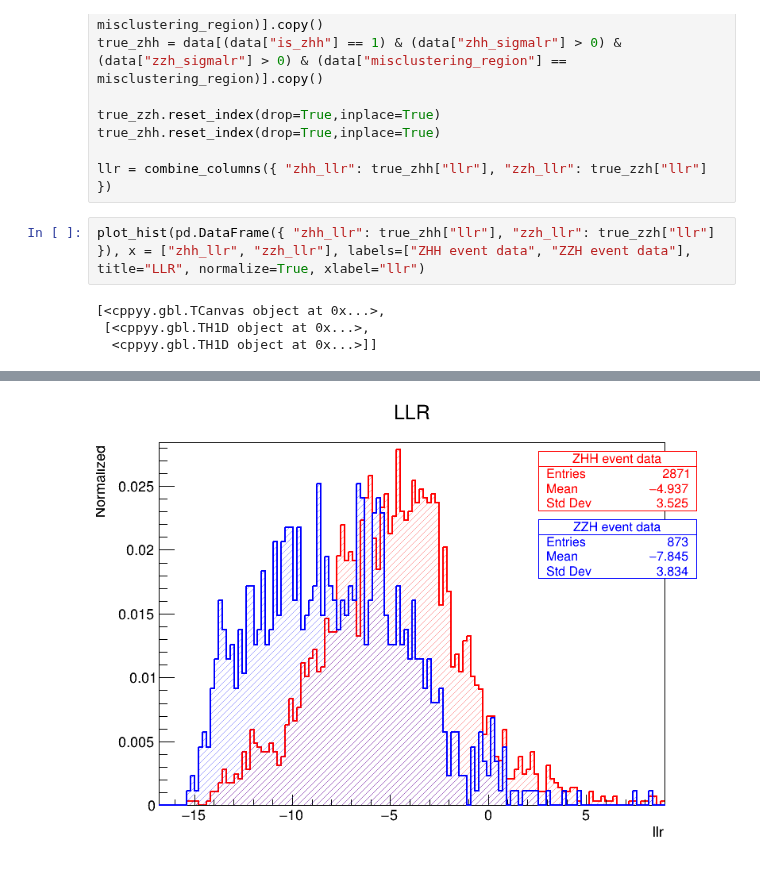
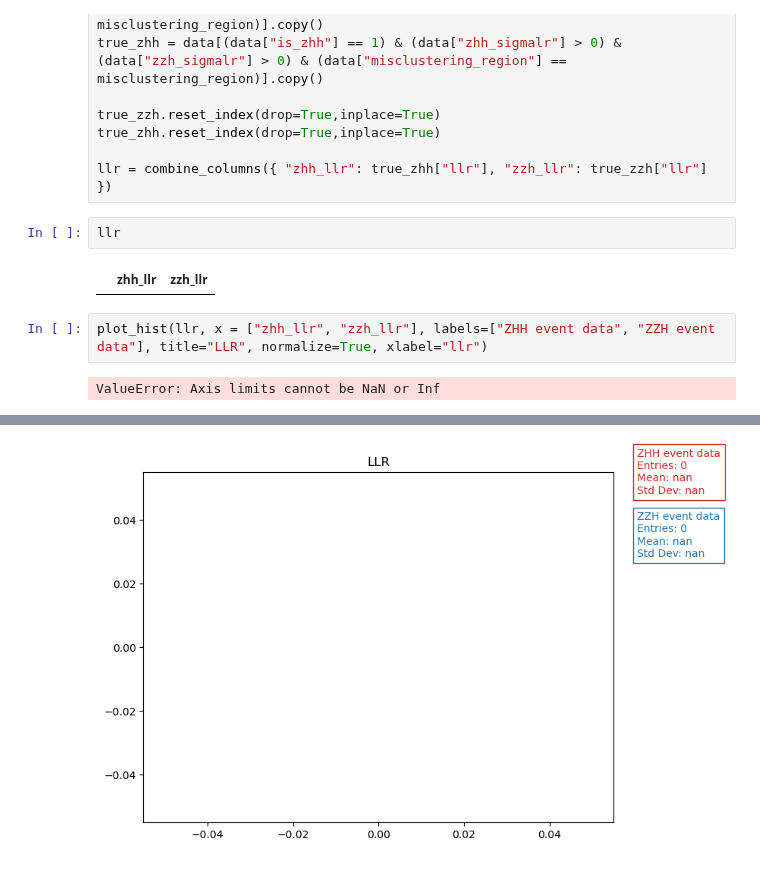
Before and after one commit to nVentis/MEM_HEP, a Jupyter notebook: view_v3.ipynb, the cells around one changed output, grey strips where cells are left out. Cells and saved outputs as stored; diff of their text form.

```diff
--- a/view_v3.ipynb
+++ b/view_v3.ipynb
@@ -550,9 +549,11 @@ true_zzh.reset_index(drop=True,inplace=True)
 true_zhh.reset_index(drop=True,inplace=True)
 
 llr = combine_columns({ "zhh_llr": true_zhh["llr"], "zzh_llr": true_zzh["llr"] })
+# %%
+llr
+# %% [output]
+|  | zhh_llr | zzh_llr |
 # %%
-plot_hist(pd.DataFrame({ "zhh_llr": true_zhh["llr"], "zzh_llr": true_zzh["llr"] }), x = ["zhh_llr", "zzh_llr"], labels=["ZHH event data", "ZZH event data"], title="LLR", normalize=True, xlabel="llr")
+plot_hist(llr, x = ["zhh_llr", "zzh_llr"], labels=["ZHH event data", "ZZH event data"], title="LLR", normalize=True, xlabel="llr")
 # %% [output]
-[<cppyy.gbl.TCanvas object at 0x...>,
- [<cppyy.gbl.TH1D object at 0x...>,
-  <cppyy.gbl.TH1D object at 0x...>]]
+ValueError: Axis limits cannot be NaN or Inf
@@ -562 +560 @@ Warning in <TROOT::Append>: Replacing existing TH1: ZZH event data (Potential me
-[figure, old version]
+[figure, new version]
```
Also changed, not shown: parts of 4 cells of this notebook, 5 other files.
